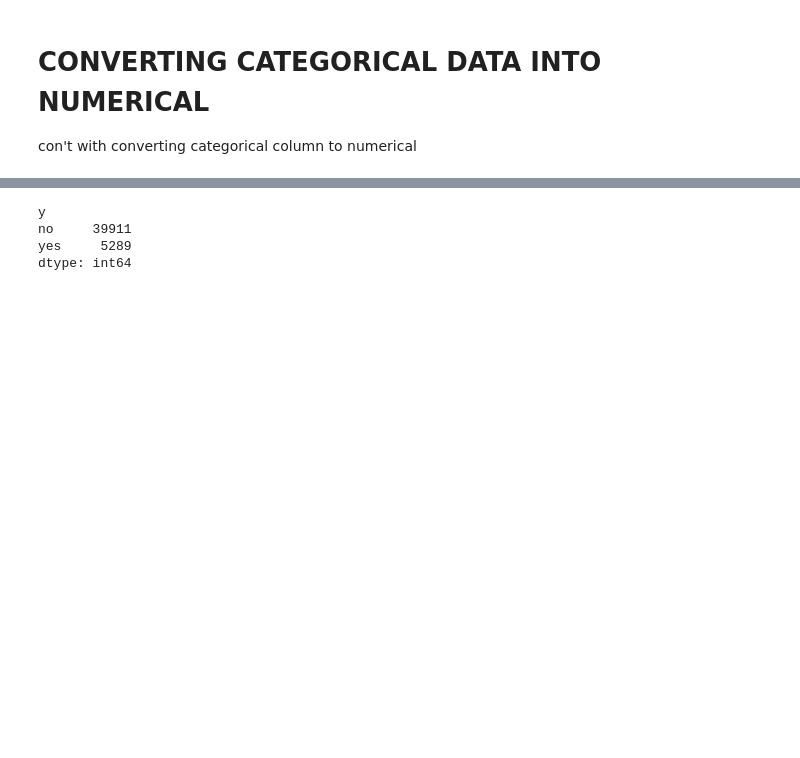
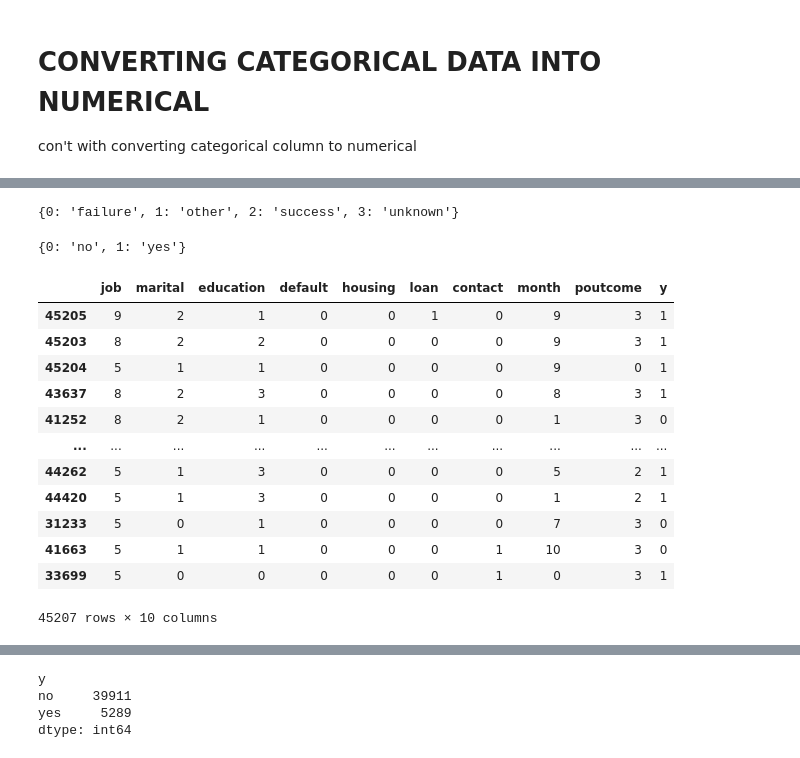
Before and after one commit to Ayomide-ola/UCDPA_Ayomide, a Jupyter notebook: predict term deposit project.ipynb, the cells around one changed output, grey strips where cells are left out. Saved outputs shown, nothing was run; the diff lists cells and outputs as text; code cells hidden in the pictures; blank space fills up the shorter version.

```diff
--- a/predict term deposit project.ipynb
+++ b/predict term deposit project.ipynb
@@ -302,0 +401,4 @@ con't with converting categorical column to numerical
+# %%
+categorical_data['contact']=encoder.fit_transform(categorical_data['contact'])
+contact={index : label for index,label in enumerate(encoder.classes_)}
+contact
@@ -302,0 +407,4 @@ con't with converting categorical column to numerical
+# %%
+categorical_data['month'] = encoder.fit_transform(categorical_data['month'])
+month = {index : label for index, label in enumerate(encoder.classes_)}
+month
@@ -302,0 +424,30 @@ con't with converting categorical column to numerical
+# %%
+categorical_data['poutcome'] = encoder.fit_transform(categorical_data['poutcome'])
+month = {index : label for index, label in enumerate(encoder.classes_)}
+month
+# %% [output]
+{0: 'failure', 1: 'other', 2: 'success', 3: 'unknown'}
+# %%
+categorical_data['y'] = encoder.fit_transform(categorical_data['y'])
+month = {index : label for index, label in enumerate(encoder.classes_)}
+month
+# %% [output]
+{0: 'no', 1: 'yes'}
+# %%
+# assining the transformed 'categorical_data' to new variable 'new_categorical'
+new_categorical = categorical_data # This return a new dataframe containg numerical values as 'keys:' representing str values depending on the column
+new_categorical
+# %% [output]
+|  | job | marital | education | default | housing | loan | contact | month | poutcome | y |
+| 45205 | 9 | 2 | 1 | 0 | 0 | 1 | 0 | 9 | 3 | 1 |
+| 45203 | 8 | 2 | 2 | 0 | 0 | 0 | 0 | 9 | 3 | 1 |
+| 45204 | 5 | 1 | 1 | 0 | 0 | 0 | 0 | 9 | 0 | 1 |
+| 43637 | 8 | 2 | 3 | 0 | 0 | 0 | 0 | 8 | 3 | 1 |
+| 41252 | 8 | 2 | 1 | 0 | 0 | 0 | 0 | 1 | 3 | 0 |
+| ... | ... | ... | ... | ... | ... | ... | ... | ... | ... | ... |
+| 44262 | 5 | 1 | 3 | 0 | 0 | 0 | 0 | 5 | 2 | 1 |
+| 44420 | 5 | 1 | 3 | 0 | 0 | 0 | 0 | 1 | 2 | 1 |
+| 31233 | 5 | 0 | 1 | 0 | 0 | 0 | 0 | 7 | 3 | 0 |
+| 41663 | 5 | 1 | 1 | 0 | 0 | 0 | 1 | 10 | 3 | 0 |
+| 33699 | 5 | 0 | 0 | 0 | 0 | 0 | 1 | 0 | 3 | 1 |
+45207 rows × 10 columns
```
Also changed, not shown: parts of 23 cells of this notebook.
